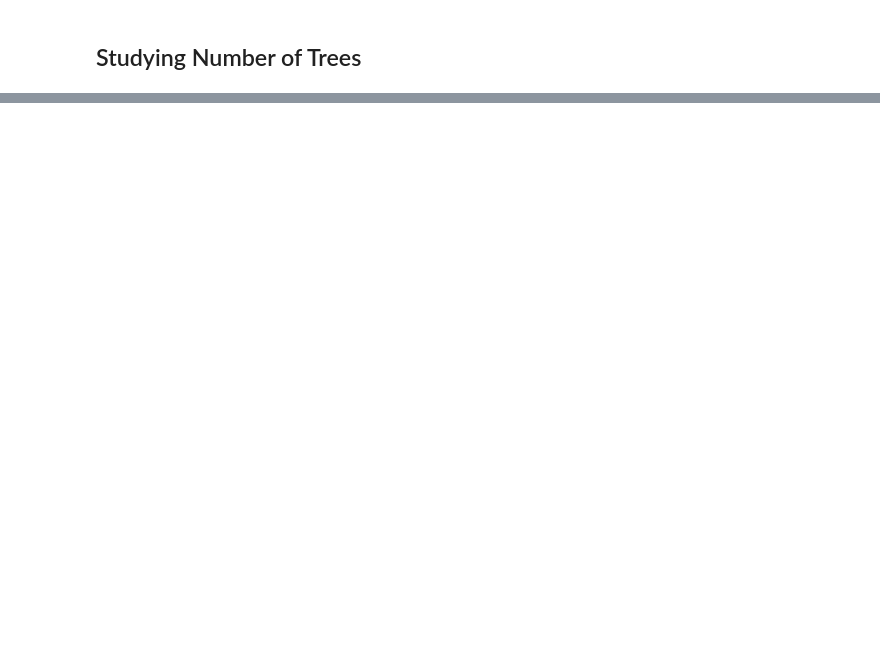
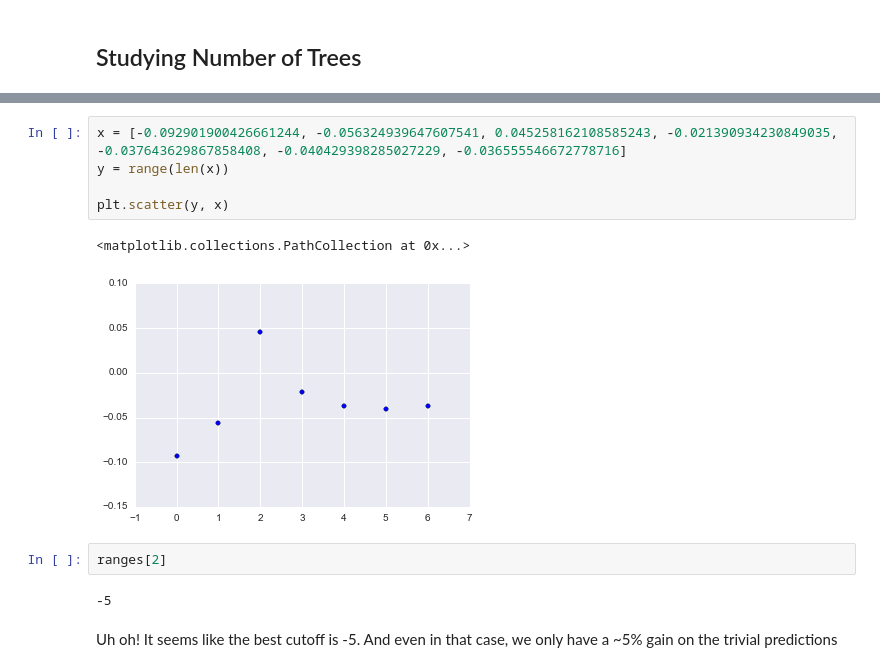
Before and after one commit to robertsychen/CS-109-Data-Science-Final-Project, a Jupyter notebook: CS 109 - Predicting Flight Delays v2.ipynb, the cells around one changed output, grey strips where cells are left out. Drawn from its saved outputs; the diff is of its cells as text; blank space fills up the shorter version.

```diff
--- a/CS 109 - Predicting Flight Delays v2.ipynb
+++ b/CS 109 - Predicting Flight Delays v2.ipynb
@@ -360,0 +394,14 @@ rfc.predict_proba(X)
+# %%
+x = [-0.092901900426661244, -0.056324939647607541, 0.045258162108585243, -0.021390934230849035, -0.037643629867858408, -0.040429398285027229, -0.036555546672778716]
+y = range(len(x))
+
+plt.scatter(y, x)
+# %% [output]
+<matplotlib.collections.PathCollection at 0x...>
+[figure, added]
+# %%
+ranges[2]
+# %% [output]
+-5
+# %% [markdown]
+Uh oh! It seems like the best cutoff is -5. And even in that case, we only have a ~5% gain on the trivial predictions
```
Also changed, not shown: parts of 42 cells of this notebook, 1 other file.
